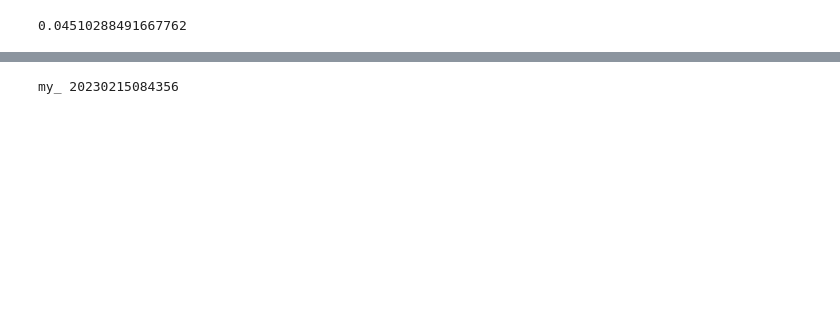
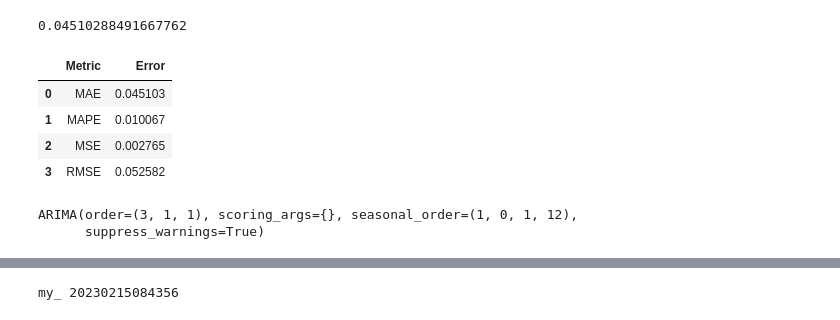
Before and after one commit to celiacnavarro/ML_Project, a Jupyter notebook: notebooks/notebook_arima.ipynb, the cells around one changed output, grey strips where cells are left out. Drawn from its saved outputs; the diff is of its cells as text; code cells hidden in the pictures; blank space fills up the shorter version.

```diff
--- a/notebooks/pruebas_2_arima.ipynb
+++ b/notebooks/notebook_arima.ipynb
@@ -298,3 +305,13 @@ from sklearn.metrics import mean_absolute_error
 print(mean_absolute_error(test_log.values, predictions.values))
 # %% [output]
 0.04510288491667762
+# %%
+from utils import functions
+
+functions.df_error(test_log.values, predictions.values, 'error_arima.csv')
+# %% [output]
+|  | Metric | Error |
+| 0 | MAE | 0.045103 |
+| 1 | MAPE | 0.010067 |
+| 2 | MSE | 0.002765 |
+| 3 | RMSE | 0.052582 |
@@ -300,0 +329,5 @@ print(mean_absolute_error(test_log.values, predictions.values))
+# %%
+model.fit(df)
+# %% [output]
+ARIMA(order=(3, 1, 1), scoring_args={}, seasonal_order=(1, 0, 1, 12),
+      suppress_warnings=True)
```
Also changed, not shown: parts of 18 cells of this notebook, 52 other files.
